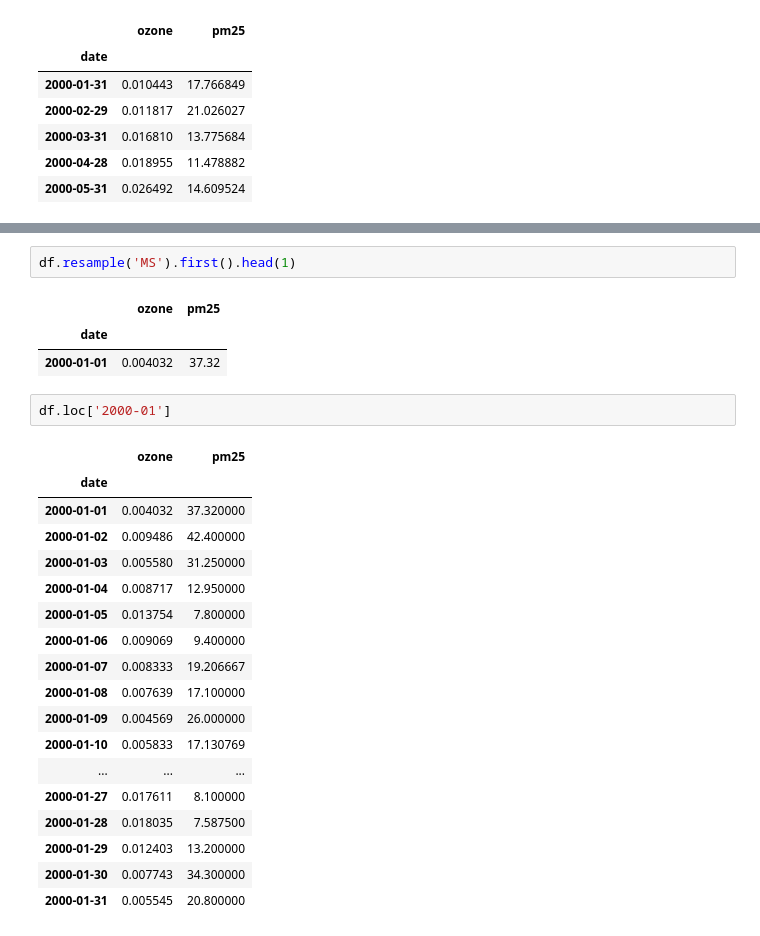
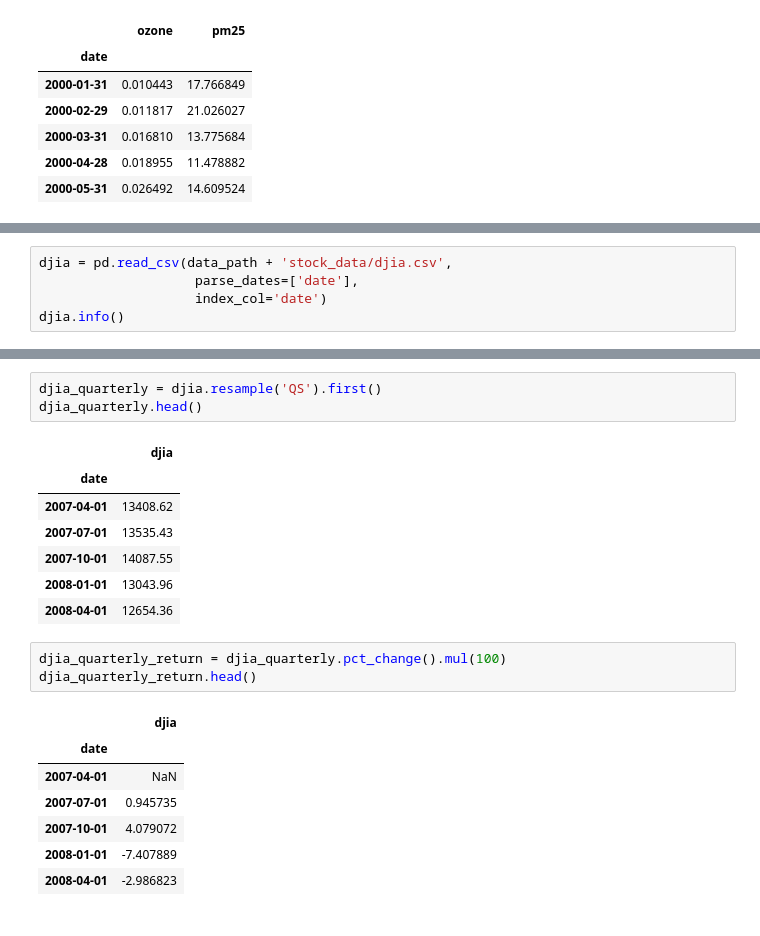
Before and after one commit to PaulToronto/DataCamp_TimeSeries, a Jupyter notebook: 02_Basic_Time_Series_Metrics_and_Resampling.ipynb, the cells around one changed output, grey strips where cells are left out. Drawn from its saved outputs; the diff is of its cells as text.

```diff
--- a/02_Basic_Time_Series_Metrics_and_Resampling.ipynb
+++ b/02_Basic_Time_Series_Metrics_and_Resampling.ipynb
@@ -1086,0 +1294,5 @@ df.loc['2000-01'].tail(1)
+# %%
+djia = pd.read_csv(data_path + 'stock_data/djia.csv',
+                    parse_dates=['date'],
+                    index_col='date')
+djia.info()
@@ -1087,27 +1328,22 @@ df.loc['2000-01'].tail(1)
 # %%
-df.resample('MS').first().head(1)
+djia_quarterly = djia.resample('QS').first()
+djia_quarterly.head()
 # %% [output]
-|  | ozone | pm25 |
-| date |  |  |
-| 2000-01-01 | 0.004032 | 37.32 |
+|  | djia |
+| date |  |
+| 2007-04-01 | 13408.62 |
+| 2007-07-01 | 13535.43 |
+| 2007-10-01 | 14087.55 |
+| 2008-01-01 | 13043.96 |
+| 2008-04-01 | 12654.36 |
-# %%
-df.loc['2000-01']
-# %% [output]
-|  | ozone | pm25 |
-| date |  |  |
-| 2000-01-01 | 0.004032 | 37.320000 |
-| 2000-01-02 | 0.009486 | 42.400000 |
-| 2000-01-03 | 0.005580 | 31.250000 |
-| 2000-01-04 | 0.008717 | 12.950000 |
-| 2000-01-05 | 0.013754 | 7.800000 |
-| 2000-01-06 | 0.009069 | 9.400000 |
-| 2000-01-07 | 0.008333 | 19.206667 |
-| 2000-01-08 | 0.007639 | 17.100000 |
-| 2000-01-09 | 0.004569 | 26.000000 |
-| 2000-01-10 | 0.005833 | 17.130769 |
-| ... | ... | ... |
-| 2000-01-27 | 0.017611 | 8.100000 |
-| 2000-01-28 | 0.018035 | 7.587500 |
-| 2000-01-29 | 0.012403 | 13.200000 |
-| 2000-01-30 | 0.007743 | 34.300000 |
-| 2000-01-31 | 0.005545 | 20.800000 |
+# %%
+djia_quarterly_return = djia_quarterly.pct_change().mul(100)
+djia_quarterly_return.head()
+# %% [output]
+|  | djia |
+| date |  |
+| 2007-04-01 | NaN |
+| 2007-07-01 | 0.945735 |
+| 2007-10-01 | 4.079072 |
+| 2008-01-01 | -7.407889 |
+| 2008-04-01 | -2.986823 |
```
Also changed, not shown: parts of 47 cells of this notebook.
